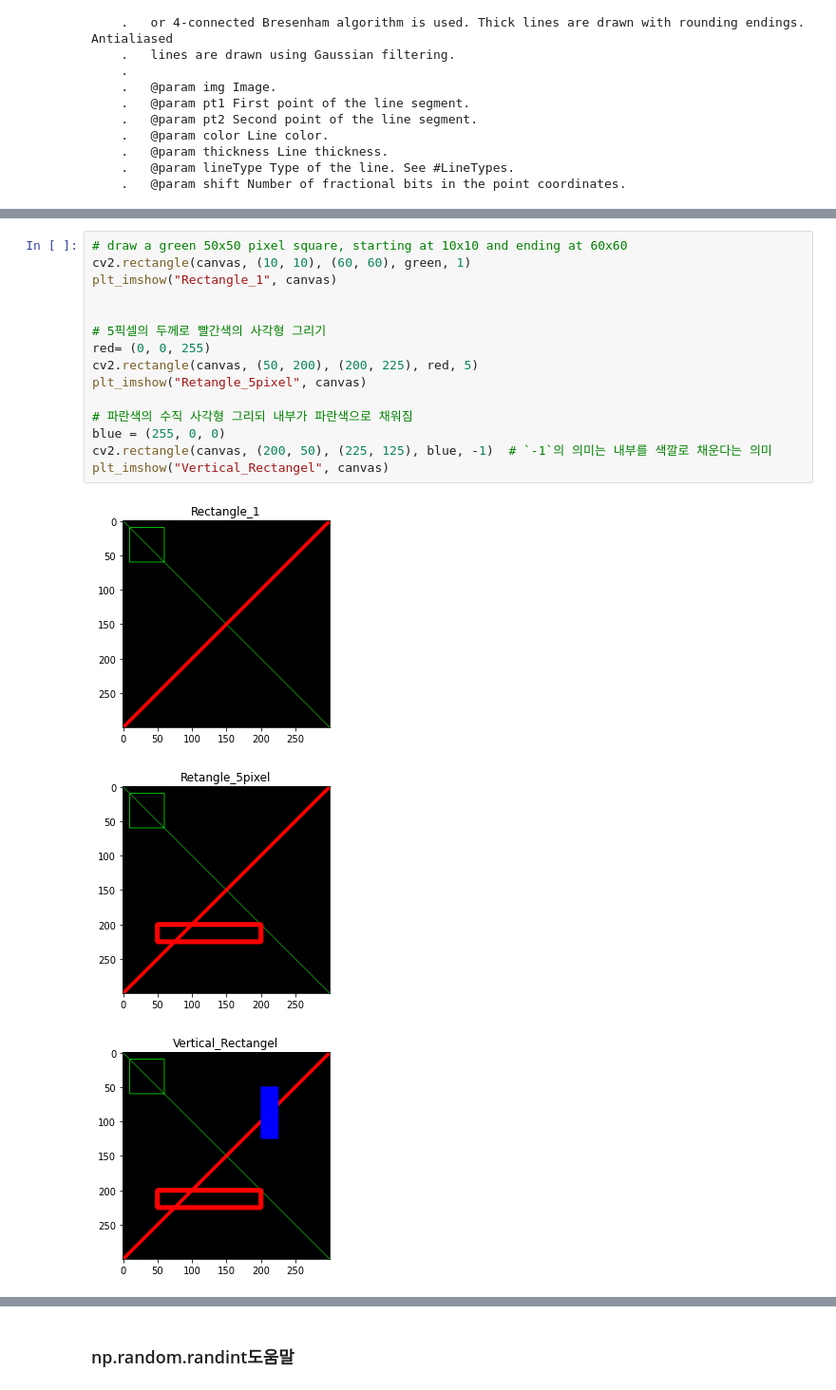
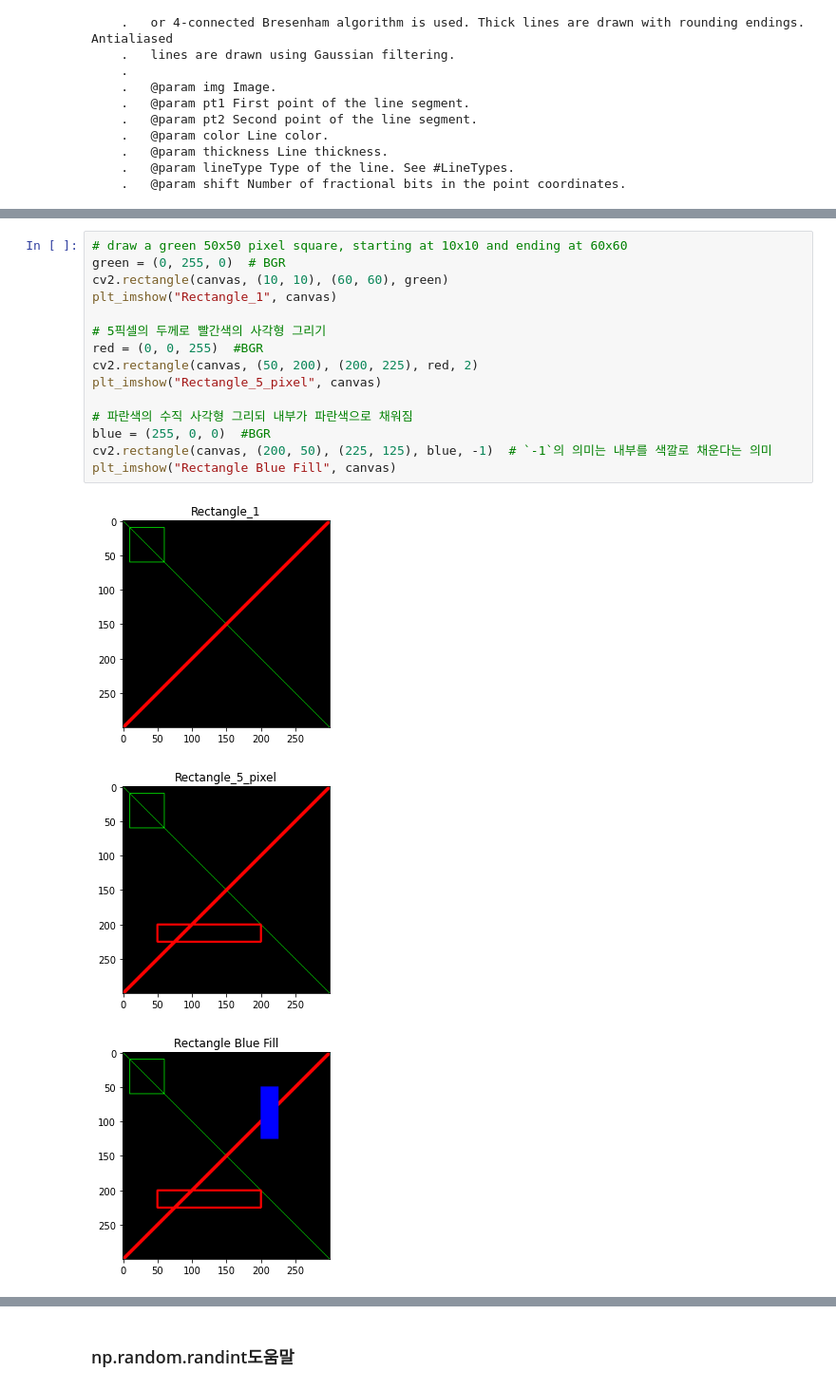
Before and after one commit to SANGSEOSEO/philosophy_datascience, a Jupyter notebook: 10.OpenCV/OpenCV_Drawing.ipynb, the cells around one changed output, grey strips where cells are left out. Shown at 95% size. Cells and saved outputs as stored; diff of their text form.

```diff
--- a/10.OpenCV/OpenCV_Drawing.ipynb
+++ b/10.OpenCV/OpenCV_Drawing.ipynb
@@ -93,23 +127,23 @@ plt_imshow("Canvas", canvas)
 [figure]
 # %%
 # draw a green 50x50 pixel square, starting at 10x10 and ending at 60x60
-cv2.rectangle(canvas, (10, 10), (60, 60), green, 1)
+green = (0, 255, 0)  # BGR
+cv2.rectangle(canvas, (10, 10), (60, 60), green)
 plt_imshow("Rectangle_1", canvas)
 
-
 # 5픽셀의 두께로 빨간색의 사각형 그리기
-red= (0, 0, 255)
-cv2.rectangle(canvas, (50, 200), (200, 225), red, 5)
-plt_imshow("Retangle_5pixel", canvas)
+red = (0, 0, 255)  #BGR
+cv2.rectangle(canvas, (50, 200), (200, 225), red, 2)
+plt_imshow("Rectangle_5_pixel", canvas)
 
 # 파란색의 수직 사각형 그리되 내부가 파란색으로 채워짐
-blue = (255, 0, 0)
+blue = (255, 0, 0)  #BGR
 cv2.rectangle(canvas, (200, 50), (225, 125), blue, -1)  # `-1`의 의미는 내부를 색깔로 채운다는 의미
-plt_imshow("Vertical_Rectangel", canvas)
+plt_imshow("Rectangle Blue Fill", canvas)
 # %% [output]
 [figure]
-[figure, old version]
+[figure, new version]
-[figure, old version]
+[figure, new version]
 # %%
 # array객체 초기화 후, 중앙 위치 계산
 # 색깔 지정
```
Also changed, not shown: parts of 15 cells of this notebook.
